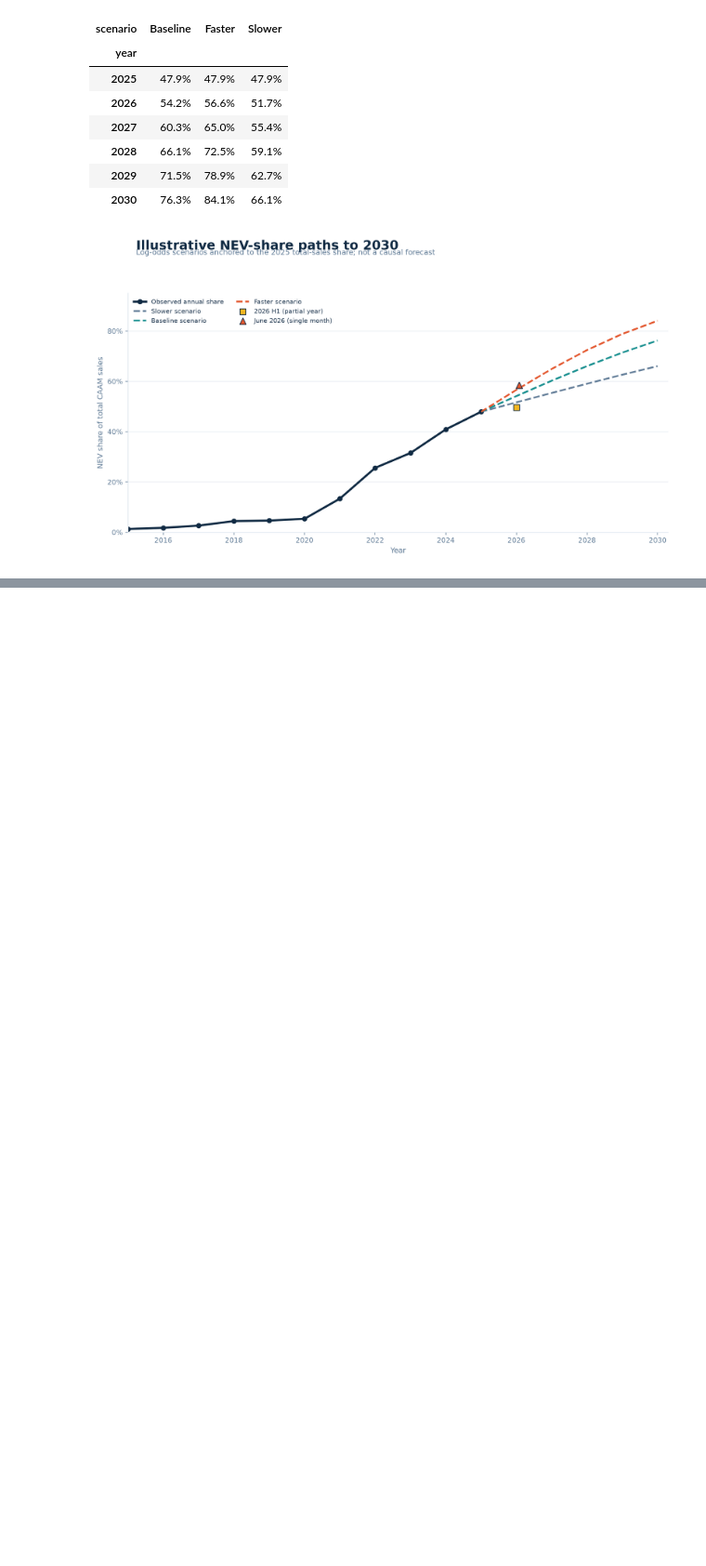
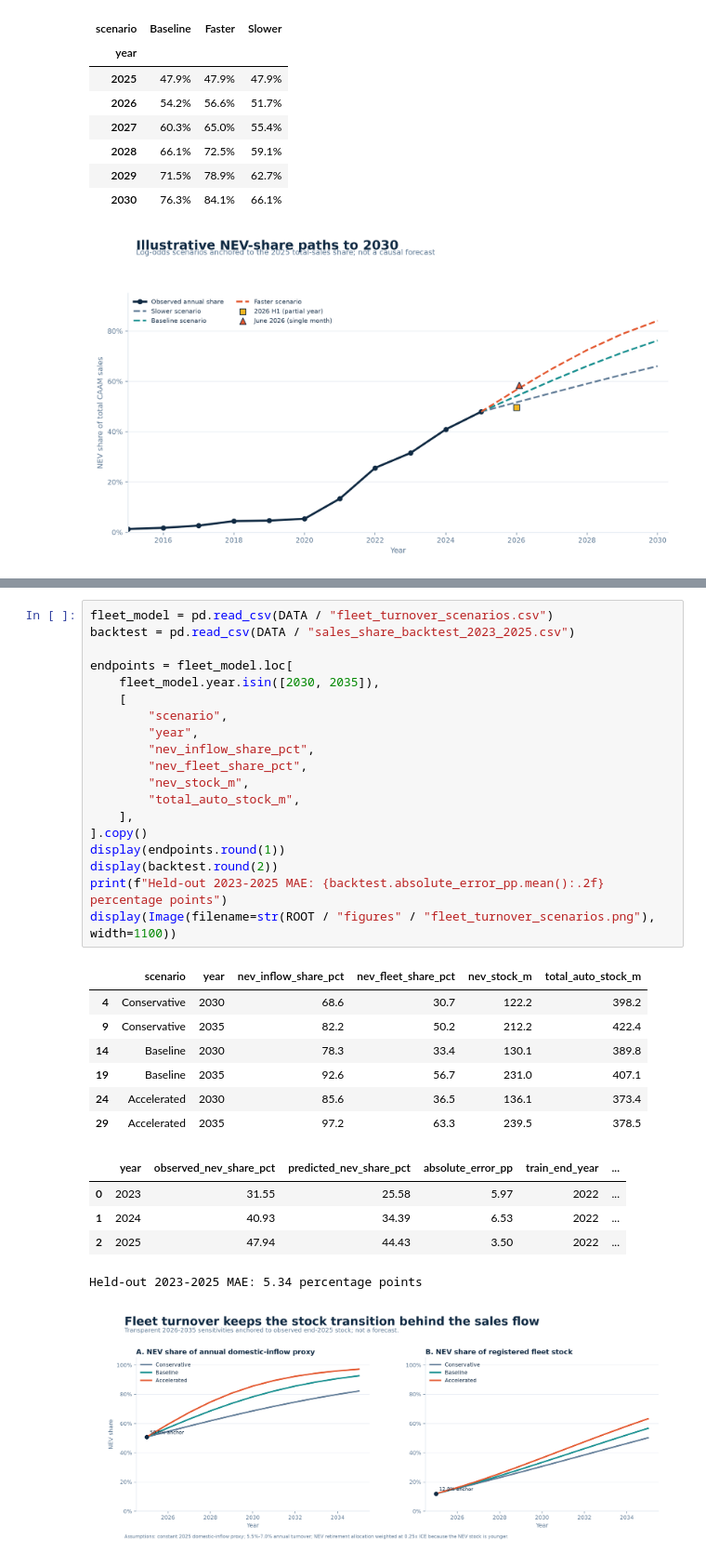
Before and after one commit to hyang9689-hash/china-nev-transition, a Jupyter notebook: notebooks/01_exploration.ipynb, the cells around one changed output, grey strips where cells are left out. Shown at 93% size. Drawn from its saved outputs; the diff is of its cells as text; blank space fills up the shorter version.

Commit message:
analysis: model fleet turnover through 2035

```diff
--- a/notebooks/01_exploration.ipynb
+++ b/notebooks/01_exploration.ipynb
@@ -192,0 +234,33 @@ display(Image(filename=str(ROOT / "figures" / "scenario_paths.png"), width=900))
+# %%
+fleet_model = pd.read_csv(DATA / "fleet_turnover_scenarios.csv")
+backtest = pd.read_csv(DATA / "sales_share_backtest_2023_2025.csv")
+
+endpoints = fleet_model.loc[
+    fleet_model.year.isin([2030, 2035]),
+    [
+        "scenario",
+        "year",
+        "nev_inflow_share_pct",
+        "nev_fleet_share_pct",
+        "nev_stock_m",
+        "total_auto_stock_m",
+    ],
+].copy()
+display(endpoints.round(1))
+display(backtest.round(2))
+print(f"Held-out 2023-2025 MAE: {backtest.absolute_error_pp.mean():.2f} percentage points")
+display(Image(filename=str(ROOT / "figures" / "fleet_turnover_scenarios.png"), width=1100))
+# %% [output]
+|  | scenario | year | nev_inflow_share_pct | nev_fleet_share_pct | nev_stock_m | total_auto_stock_m |
+| 4 | Conservative | 2030 | 68.6 | 30.7 | 122.2 | 398.2 |
+| 9 | Conservative | 2035 | 82.2 | 50.2 | 212.2 | 422.4 |
+| 14 | Baseline | 2030 | 78.3 | 33.4 | 130.1 | 389.8 |
+| 19 | Baseline | 2035 | 92.6 | 56.7 | 231.0 | 407.1 |
+| 24 | Accelerated | 2030 | 85.6 | 36.5 | 136.1 | 373.4 |
+| 29 | Accelerated | 2035 | 97.2 | 63.3 | 239.5 | 378.5 |
+|  | year | observed_nev_share_pct | predicted_nev_share_pct | absolute_error_pp | train_end_year | ... |
+| 0 | 2023 | 31.55 | 25.58 | 5.97 | 2022 | ... |
+| 1 | 2024 | 40.93 | 34.39 | 6.53 | 2022 | ... |
+| 2 | 2025 | 47.94 | 44.43 | 3.50 | 2022 | ... |
+Held-out 2023-2025 MAE: 5.34 percentage points
+[figure, added]
```
Also changed, not shown: parts of 5 cells of this notebook, 17 other files.
